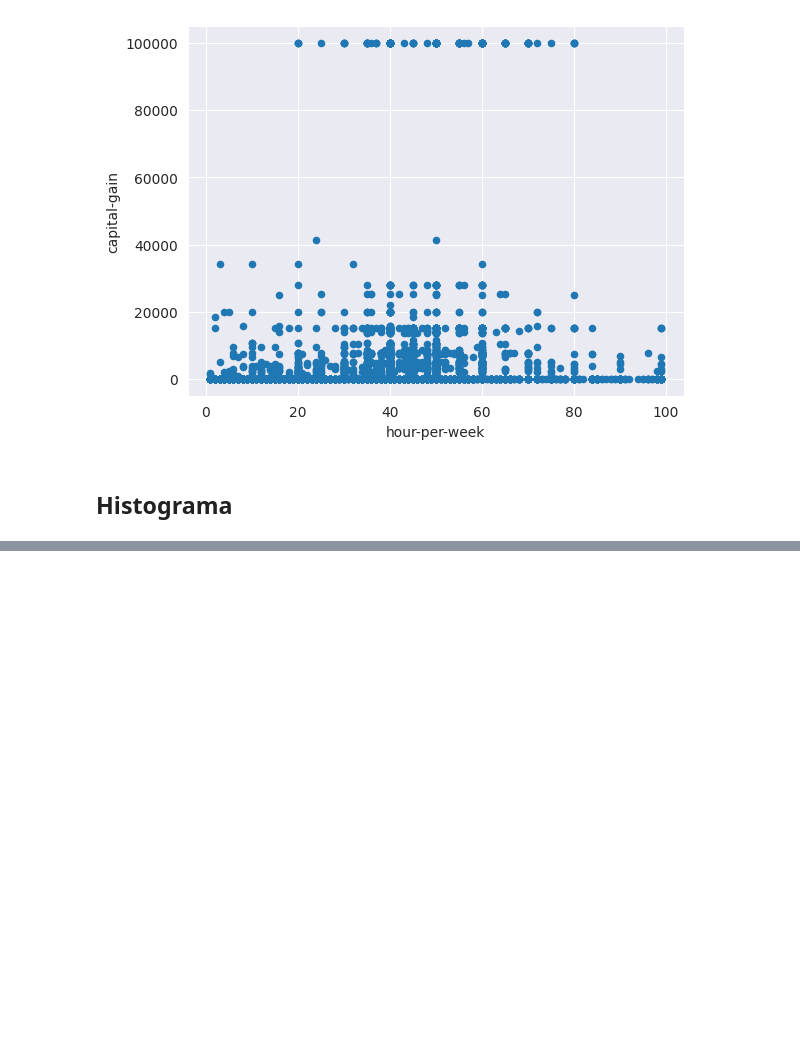
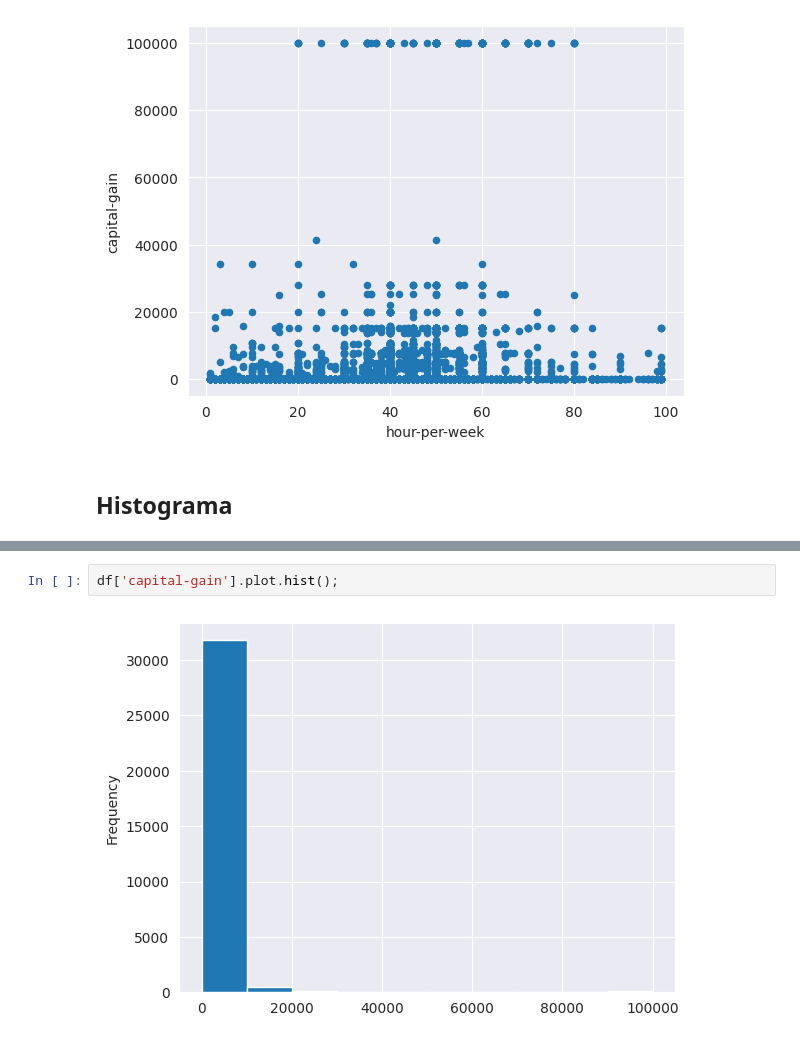
Before and after one commit to Joao-Inacio/Pandas-Descomplicado-Um-Guia-Pratico-para-Iniciantes, a Jupyter notebook: 0.3_Graficos/graficos.ipynb, the cells around one changed output, grey strips where cells are left out. Drawn from its saved outputs; the diff is of its cells as text; blank space fills up the shorter version.

```diff
--- a/0.3_Graficos/graficos.ipynb
+++ b/0.3_Graficos/graficos.ipynb
@@ -168,0 +177,4 @@ df.plot.scatter(x="hour-per-week", y='capital-gain');
+# %%
+df['capital-gain'].plot.hist();
+# %% [output]
+[figure, added]
```
Also changed, not shown: parts of 5 cells of this notebook.
